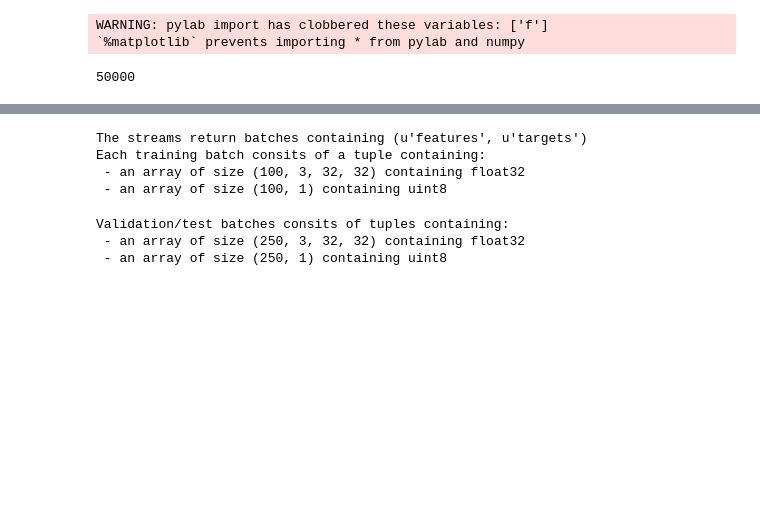
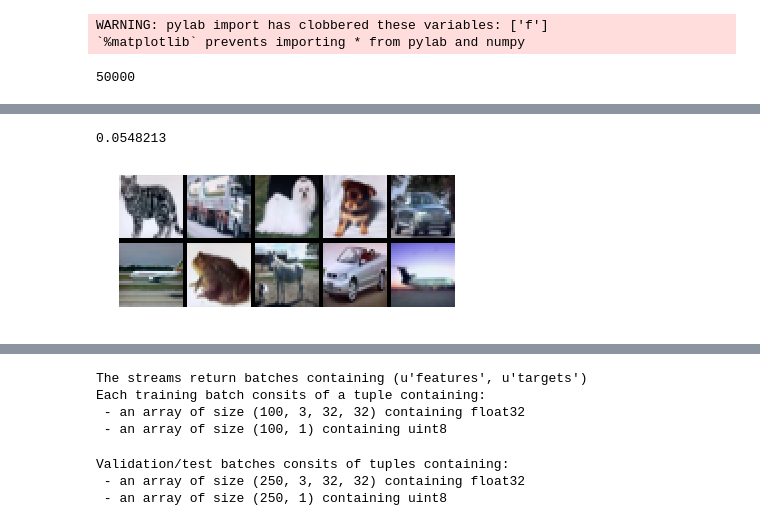
Before and after one commit to scoiatael/nn_assignments, a Jupyter notebook: Project/CIFAR10_Lasagne.ipynb, the cells around one changed output, grey strips where cells are left out. Drawn from its saved outputs; the diff is of its cells as text; code cells hidden in the pictures; blank space fills up the shorter version.

```diff
--- a/Project/CIFAR10_Lasagne.ipynb
+++ b/Project/CIFAR10_Lasagne.ipynb
@@ -83,3 +116,11 @@ plot_mat(next(it)[0][:10])
+# %%
+it = cifar_train_stream.get_epoch_iterator()
+plot_mat(next(it)[0][:10])
+ex = next(it)[0][0]
+print(next(it)[0].mean(0).max())
+# %% [output]
+0.0548213
+[figure, added]
 # %%
 it = cifar_inverse_train_stream.get_epoch_iterator()
 plot_mat(next(it)[0][:10])
```
Also changed, not shown: parts of 21 cells of this notebook, 2 other files.
